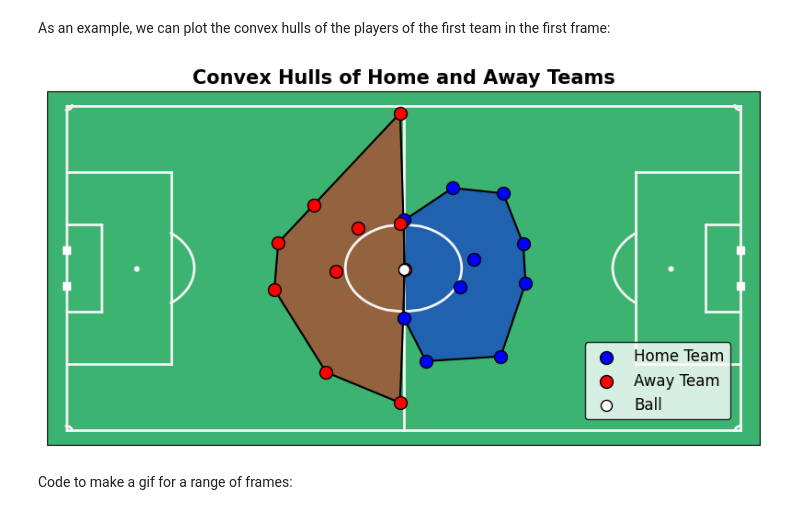
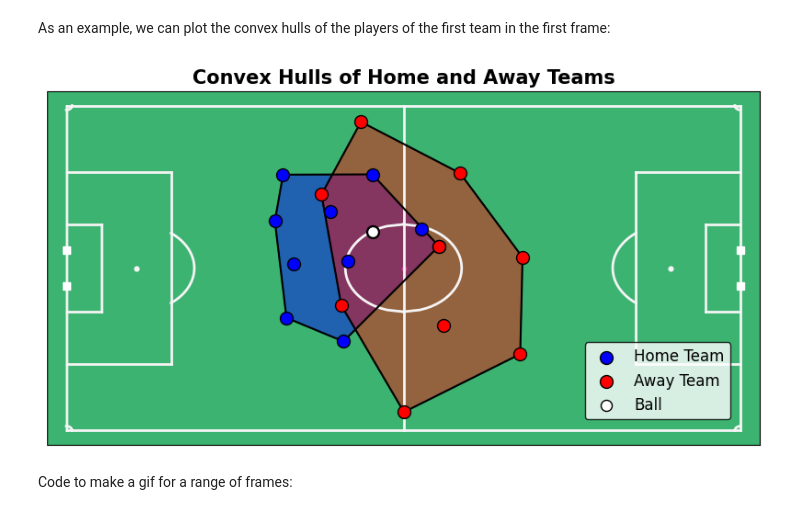
Before and after one commit to ValentinisAlessio/PML_exam, a Jupyter notebook: DataCleaning&Analysis.ipynb, the cells around one changed output. Cells and saved outputs as stored; diff of their text form; code cells hidden in the pictures.

```diff
--- a/DataCleaning&Analysis.ipynb
+++ b/DataCleaning&Analysis.ipynb
@@ -118,31 +118,31 @@ As an example, we can plot the convex hulls of the players of the first team in
 # %%
 from utils.PlotPitch import PlotPitch
 #--------------------------------------------------------------------
 # Retrieve the data for the frame
-home_data=home_xy.iloc[1,:]
-away_data=away_xy.iloc[1,:]
+home_data=home_xy.iloc[0,:]
+away_data=away_xy.iloc[0,:]
 # Exclude players in the bench
 home_data=home_data.dropna()
 away_data=away_data.dropna()
 ball=np.array(home_data[-2:])
 home_data= home_data[4:-2] #exclude both the goalkeeper and the ball
 away_data= away_data[4:-2] #exclude both the goalkeeper and the ball
 #--------------------------------------------------------------------
 # divide x and y
 home_data_x=home_data[home_data.index.str.contains('_x')]
 home_data_y=home_data[home_data.index.str.contains('_y')]
 away_data_x=away_data[away_data.index.str.contains('_x')]
 away_data_y=away_data[away_data.index.str.contains('_y')]
 #--------------------------------------------------------------------
 # Coordinates
 home_pts= np.array([[x,y] for x,y in zip(home_data_x,home_data_y)])
 away_pts= np.array([[x,y] for x,y in zip(away_data_x,away_data_y)])
 #--------------------------------------------------------------------
 plot=PlotPitch(home_pts=home_pts, away_pts=away_pts, ball=ball,plotHulls=True,plotAllPlayers=True,fig_size=(10,5))
 plot
 #plot.savefig('plots/convex_hulls_kickoff.png',dpi=350,bbox_inches='tight')
 # %% [output]
-[figure, old version]
+[figure, new version]
 # %% [markdown]
 Code to make a gif for a range of frames:
 # %%
```
Also changed, not shown: parts of 11 cells of this notebook, 7 other files.
